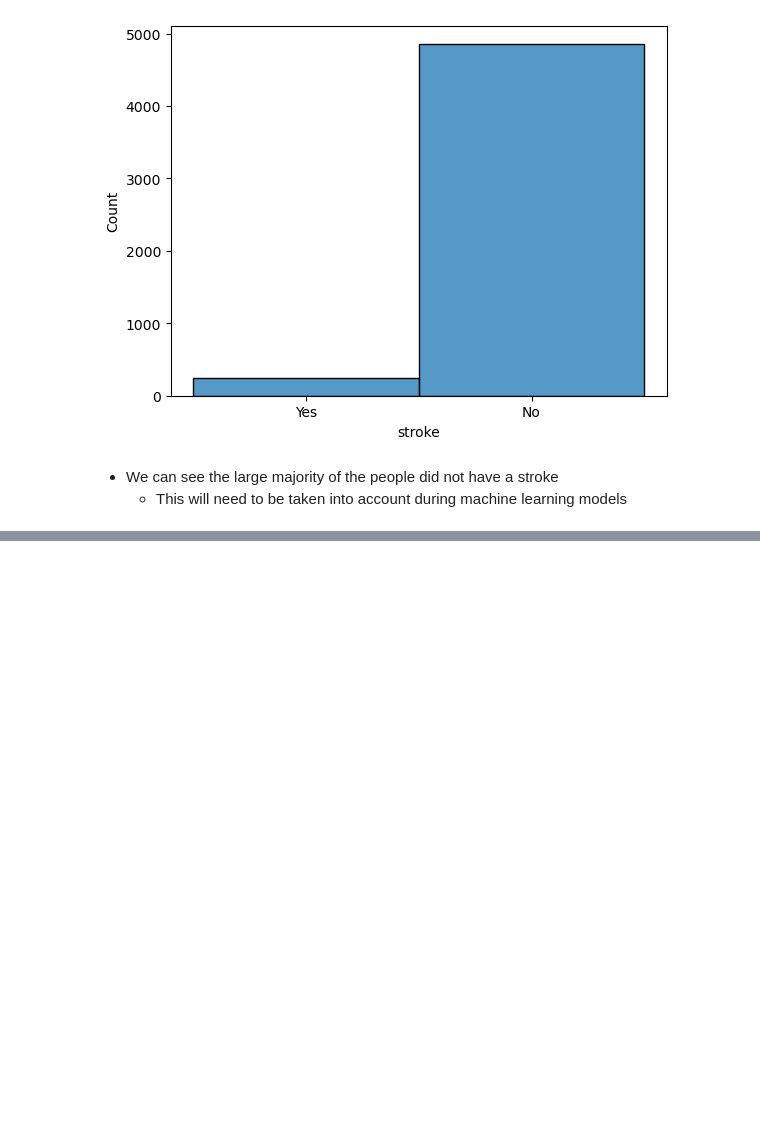
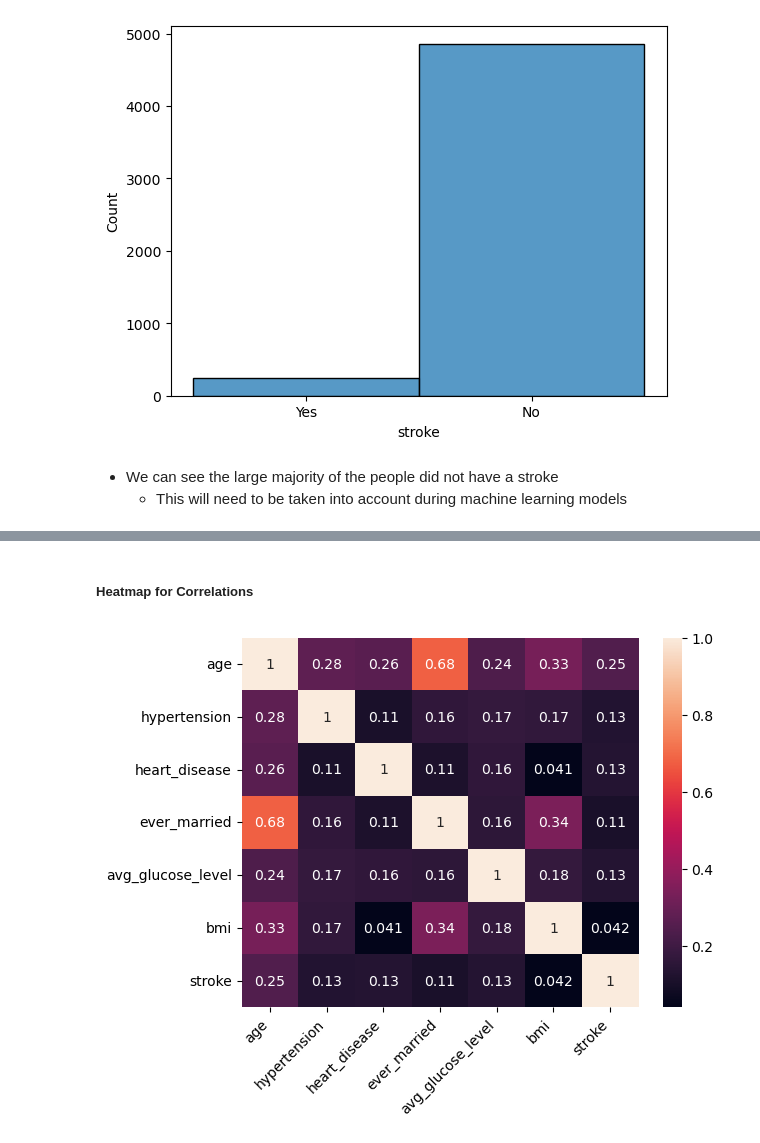
Before and after one commit to Zach-Hanson3/At-Risk-Stroke-Prediction, a Jupyter notebook: Stroke_Prediction.ipynb, the cells around one changed output, grey strips where cells are left out. Drawn from its saved outputs; the diff is of its cells as text; code cells hidden in the pictures; blank space fills up the shorter version.

```diff
--- a/Stroke_Prediction.ipynb
+++ b/Stroke_Prediction.ipynb
@@ -305,0 +314,4 @@ sns.histplot(data=ea_df, x='stroke');
+# %%
+#Copying original dataframe
+mv_df = df.copy()
+mv_df.head()
@@ -305,0 +325,6 @@ sns.histplot(data=ea_df, x='stroke');
+# %%
+#Changing married column to 1 for yes, 0 for no
+mv_df['ever_married'] = mv_df['ever_married'].replace({'Yes': 1,
+                                                 'No': 0})
+
+mv_df.head()
@@ -305,0 +338,14 @@ sns.histplot(data=ea_df, x='stroke');
+# %% [markdown]
+##### Heatmap for Correlations
+# %%
+#Finding correlations between numerical variables
+corr = mv_df[['age', 'hypertension', 'heart_disease', 'ever_married',
+              'avg_glucose_level', 'bmi', 'stroke']].corr()
+
+#Creating heatmap of correlations
+sns.heatmap(corr, annot = True)
+
+#rotating and shifting labels for readability
+plt.xticks(rotation=45,ha = 'right');
+# %% [output]
+[figure, added]
```
Also changed, not shown: parts of 17 cells of this notebook.
